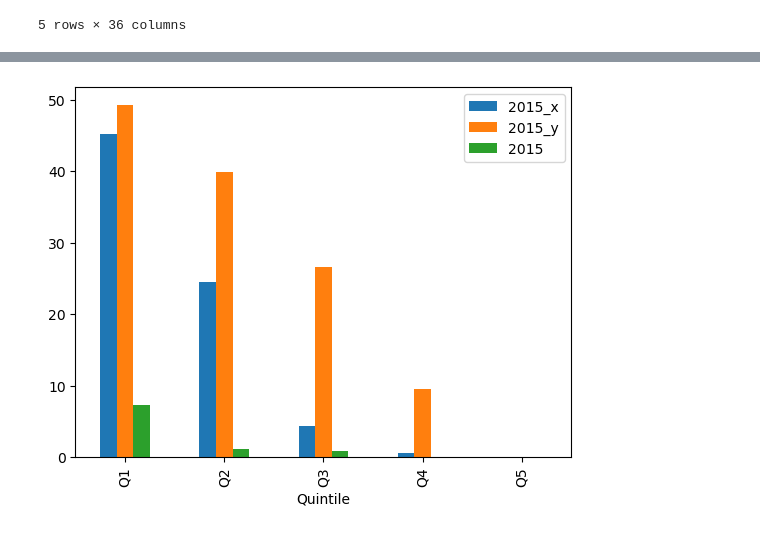
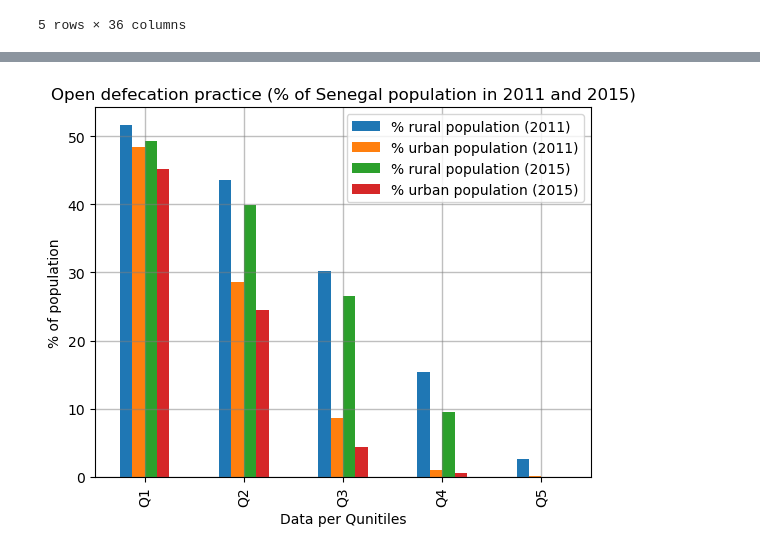
Before and after one commit to S-haila/Project1_group4, a Jupyter notebook: senegal_studies.ipynb, the cells around one changed output, grey strips where cells are left out. Cells and saved outputs as stored; diff of their text form; code cells hidden in the pictures.

```diff
--- a/senegal_studies.ipynb
+++ b/senegal_studies.ipynb
@@ -20,7 +21,7 @@ health_metadata.head()
 5 rows × 36 columns
 # %%
 # Cleanup dataset for the desired columns and indictaors
-specific_columns_health_metadata = health_metadata[["Country Name","Country Code","Indicator Name","2013","2014","2015","2016","2017"]]
+specific_columns_health_metadata = health_metadata[["Country Name","Country Code","Indicator Name","2011","2015"]]
 # %%
 cleaned_health_metadata = specific_columns_health_metadata.dropna()
 # %%
@@ -166,6 +165,12 @@ merged_open_defecation_df
 # %%
-merged_open_defecation_df.plot.bar(x="Quintile", y=["2015_x","2015_y","2015"])
+# Plot to compare two years 2011 and 2015 (open defecation practices)
+merged_open_defecation_df.plot.bar(x="Quintile", y=["2011_y","2011_x","2015_y","2015_x"])
+plt.legend(["% rural population (2011)","% urban population (2011)","% rural population (2015)","% urban population (2015)"])
+plt.title("Open defecation practice (% of Senegal population in 2011 and 2015)")
+plt.xlabel("Data per Qunitiles")
+plt.ylabel("% of population")
+plt.grid(color='grey', linewidth=1, axis='both', alpha=0.5)
 plt.show()
 plt.close()
 # %% [output]
-[figure, old version]
+[figure, new version]
```
Also changed, not shown: parts of 33 cells of this notebook, 1 other file.
